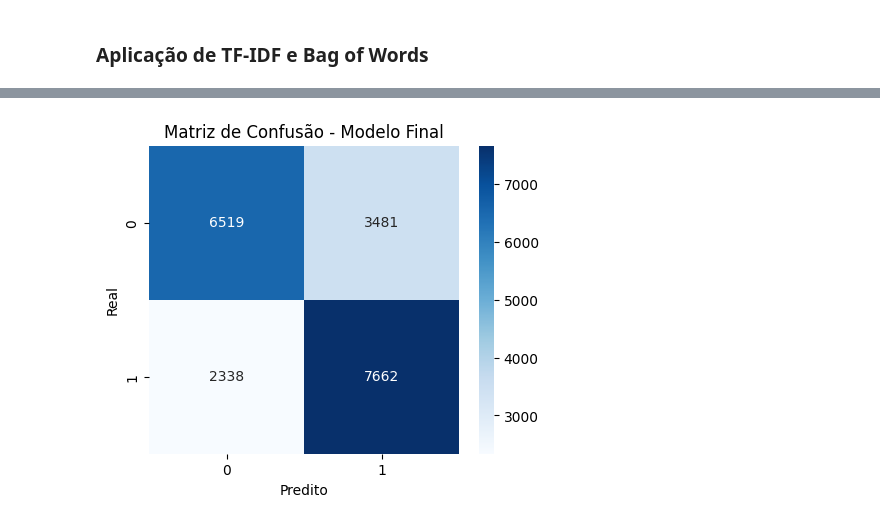
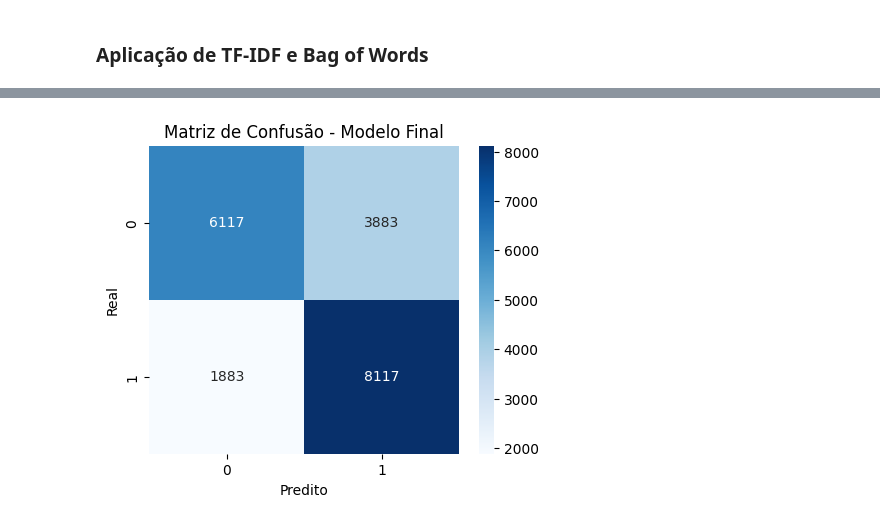
Before and after one commit to EvertonTeix/CdD_2025.2, a Jupyter notebook: notebooks/T3/Processamento de linguagem natural/sentimentos_twitter.ipynb, the cells around one changed output, grey strips where cells are left out. Saved outputs shown, nothing was run; the diff lists cells and outputs as text; code cells hidden in the pictures.

```diff
--- a/notebooks/T3/Processamento de linguagem natural/sentimentos_twitter.ipynb
+++ b/notebooks/T3/Processamento de linguagem natural/sentimentos_twitter.ipynb
@@ -183,9 +183,0 @@ X.shape
-# %%
-base_twitter['tweet_length'] = base_twitter['tweet_text'].apply(lambda x: len(x.split()))
-
-plt.figure(figsize=(8, 5))
-sns.histplot(base_twitter['tweet_length'], bins=30, kde=True)
-plt.xlabel("Número de palavras")
-plt.ylabel("Frequência")
-plt.title("Distribuição do número de palavras nos tweets")
-plt.show()
@@ -222,9 +183,0 @@ plt.show()
-# %%
-base_twitter["word_count"] = base_twitter["tweet_text"].apply(lambda x: len(x.split()))
-
-plt.figure(figsize=(10, 5))
-sns.boxplot(x="sentiment", y="word_count", data=base_twitter)
-plt.xlabel("Sentimento")
-plt.ylabel("Número de Palavras")
-plt.title("Distribuição do Número de Palavras por Sentimento")
-plt.show()
@@ -258,0 +208,18 @@ Todos os experimentos finalizados.
+# %%
+vetorizadores_config = {
+    "Bag of Words": [
+        {"ngram_range": (1, 1), "min_df": 5, "max_df": 0.9},
+        {"ngram_range": (1, 2), "min_df": 5, "max_df": 0.9}
+    ],
+    "TF-IDF": [
+        {"ngram_range": (1, 1), "min_df": 2, "sublinear_tf": False, "max_features": 10000},
+        {"ngram_range": (1, 2), "min_df": 2, "sublinear_tf": True, "max_features": 10000}
+    ]
+}
+
+resultados_gerais = pnl.executar_experimentos_texto_com_parametros(
+    textos=base_twitter['tweet_text'],
+    y=Y,
+    funcao_treino=pnl.kfold_gridsearch_classificacao,
+    vetorizadores_config=vetorizadores_config
+)
@@ -294,8 +292,11 @@ print(df_comparacao)
 # %%
+config_alvo = "TF-IDF | {'ngram_range': (1, 2), 'min_df': 2, 'sublinear_tf': True, 'max_features': 10000}"
+
 pg.plot_matriz_por_tecnica_modelo(
     resultados_gerais,
-    tecnica='TF-IDF',
-    modelo='LR'
+    tecnica="TF-IDF",
+    configuracao=config_alvo,
+    modelo="LR"
 )
 # %% [output]
-[figure, old version]
+[figure, new version]
```
Also changed, not shown: parts of 23 cells of this notebook, 3 other files.
